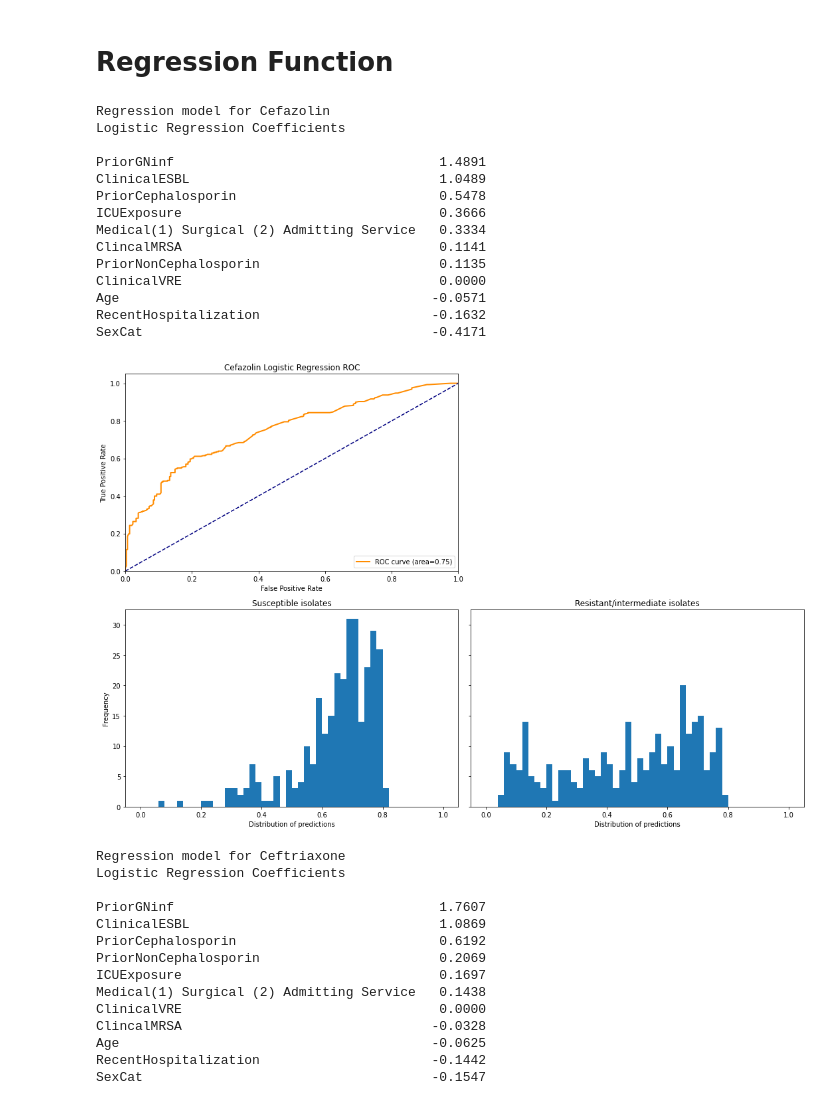
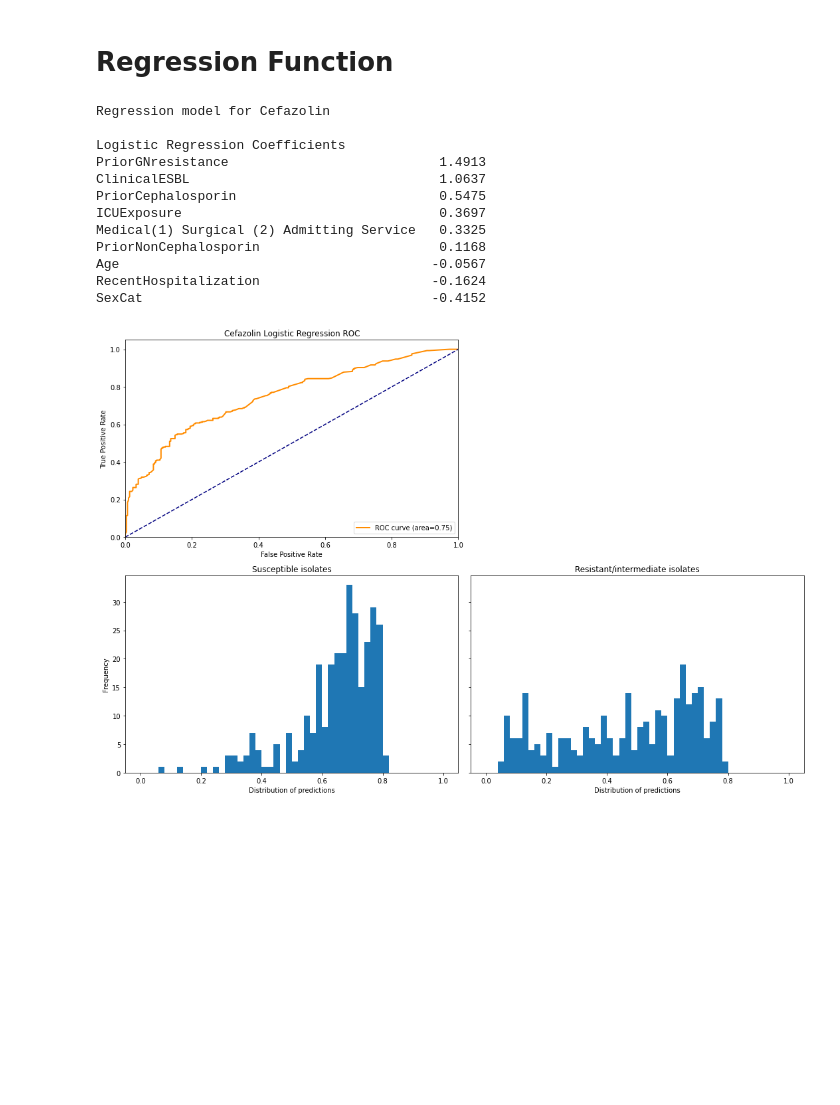
Before and after one commit to A-Garg/antibiotic-susceptibility, a Jupyter notebook: regression.ipynb, the cells around one changed output. Saved outputs shown, nothing was run; the diff lists cells and outputs as text; code cells hidden in the pictures; blank space fills up the shorter version.

```diff
--- a/regression.ipynb
+++ b/regression.ipynb
@@ -43,8 +43,6 @@ data2019 = data[data['Episode'] <= 7217]
 output_antibiotics = ['Penicillin_FINAL_imp','Amoxiclav_FINAL_imp','Ampicillin_FINAL_imp','Cloxacillin_FINAL_imp','Piptaz_FINAL_imp','Cefazolin_FINAL_imp','Ceftriaxone_FINAL_imp','Ceftazidime_FINAL_imp','Ertapenem_FINAL_imp','Meropenem_FINAL_imp','Ciprofloxacin_FINAL_imp','Levofloxacin_FINAL_imp','Moxifloxacin_FINAL_imp','Daptomycin_FINAL_imp','Vancomycin_FINAL_imp','Linezolid_FINAL_imp','Amikacin_FINAL_imp','Tobramycin_FINAL_imp','Gentamicin_FINAL_imp','Clindamycin_FINAL_imp','Doxycycline_FINAL_imp','Erythromycin_FINAL_imp','TMPSMX_FINAL_imp']
 
 # Missingness susceptibilities for each antibiotic
-data2019[data2019['Ceftriaxone_FINAL_imp']=='no_data'].shape[0] / data2019.shape[0]
-
 print('Missingness')
 for abx in output_antibiotics:
     missingness = data2019[data2019[abx]=='no_data'].shape[0] / data2019.shape[0]
@@ -139,3 +137,7 @@ data2019['PriorNonCephalosporin'] = data2019['PriorNonCephalosporin'].apply(int)
 data2019['PriorNonCarbapenem']    = data2019['PriorNonCarbapenem'].apply(int)
 data2019['PriorNonPenicillin']    = data2019['PriorNonPenicillin'].apply(int)
 data2019['PriorNonFQ']            = data2019['PriorNonFQ'].apply(int)
+
+data2019 = data2019.drop(['MRSA12months','VRE12months','ESBL12months','MRSA7days','VRE7days','ESBL7days',
+                          'NumberOfBacteremiasLastYear','ClincalMRSA','ClinicalVRE'],axis=1,errors='ignore')
+data2019
@@ -165,14 +181,13 @@ def previous_infection(priorGNOrg,prior_susceptibility):
 # %%
 def antibiotic_susceptibility_regression(antibiotic):
 
-    print('Regression model for {}'.format(antibiotic))
+    print('Regression model for {}\n'.format(antibiotic))
 
     # Add a column for previous susceptibility to the particular antibiotic
-    data2019['PriorGNinf'] = data2019.apply(lambda x: previous_infection(x['PriorGNOrg'],x[antibiotic+'_PGNO_imp']), axis=1)
+    data2019['PriorGNresistance'] = data2019.apply(lambda x: previous_infection(x['PriorGNOrg'],x[antibiotic+'_PGNO_imp']), axis=1)
 
-    regression_inputs = ['Age','SexCat','Medical(1) Surgical (2) Admitting Service',
-                         'ClincalMRSA','ClinicalVRE','ClinicalESBL',
-                         'RecentHospitalization','ICUExposure','PriorGNinf',
+    regression_inputs = ['Age','SexCat','Medical(1) Surgical (2) Admitting Service','ClinicalESBL',
+                         'RecentHospitalization','ICUExposure','PriorGNresistance',
                          'Prior'+antibiotic_classes[antibiotic],'PriorNon'+antibiotic_classes[antibiotic]]
 
     # Divide data into 80-20 train-test sets
@@ -187,7 +202,7 @@ def antibiotic_susceptibility_regression(antibiotic):
     reg.fit(X_train,Y_train)
 
     # Coefficients sorted by size
-    print('Logistic Regression Coefficients\n')
+    print('Logistic Regression Coefficients')
     for i in sorted(zip(reg.coef_[0], reg.feature_names_in_),reverse=True):
         print('{:<42} {: .4f}'.format(i[1],i[0]))
 
@@ -222,58 +237,41 @@ def antibiotic_susceptibility_regression(antibiotic):
     susceptible_isolates = []
     resistant_isolates   = []
     for i in predict_results:
         if i[1]==1:
             resistant_isolates.append(i[0])
         else: susceptible_isolates.append(i[0])
 
     # Plot a histogram of predictions on susceptible and resistant isolates
-
     range = (0,1)
     bins = 50
 
     ax[1,0].hist(susceptible_isolates,
              bins=bins,range=range)
     ax[1,0].set_title('Susceptible isolates')
     ax[1,0].set_ylabel('Frequency')
     ax[1,0].set_xlabel('Distribution of predictions')
 
     ax[1,1].hist(resistant_isolates,
              bins=bins,range=range)
     ax[1,1].set_title('Resistant/intermediate isolates')
     ax[1,1].set_xlabel('Distribution of predictions')
 
     plt.tight_layout()
     plt.show()
 
 for antibiotic in antibiotic_list:
     antibiotic_susceptibility_regression(antibiotic)
 # %% [output]
 Regression model for Cefazolin
+
 Logistic Regression Coefficients
-
-PriorGNinf                                  1.4891
-ClinicalESBL                                1.0489
-PriorCephalosporin                          0.5478
-ICUExposure                                 0.3666
-Medical(1) Surgical (2) Admitting Service   0.3334
-ClincalMRSA                                 0.1141
-PriorNonCephalosporin                       0.1135
-ClinicalVRE                                 0.0000
-Age                                        -0.0571
-RecentHospitalization                      -0.1632
-SexCat                                     -0.4171
+PriorGNresistance                           1.4913
+ClinicalESBL                                1.0637
+PriorCephalosporin                          0.5475
+ICUExposure                                 0.3697
+Medical(1) Surgical (2) Admitting Service   0.3325
+PriorNonCephalosporin                       0.1168
+Age                                        -0.0567
+RecentHospitalization                      -0.1624
+SexCat                                     -0.4152
-[figure, old version]
+[figure, new version]
-Regression model for Ceftriaxone
-Logistic Regression Coefficients
-
-PriorGNinf                                  1.7607
-ClinicalESBL                                1.0869
-PriorCephalosporin                          0.6192
-PriorNonCephalosporin                       0.2069
-ICUExposure                                 0.1697
-Medical(1) Surgical (2) Admitting Service   0.1438
-ClinicalVRE                                 0.0000
-ClincalMRSA                                -0.0328
-Age                                        -0.0625
-RecentHospitalization                      -0.1442
-SexCat                                     -0.1547
```
Also changed, not shown: parts of 2 cells of this notebook, 2 other files.
